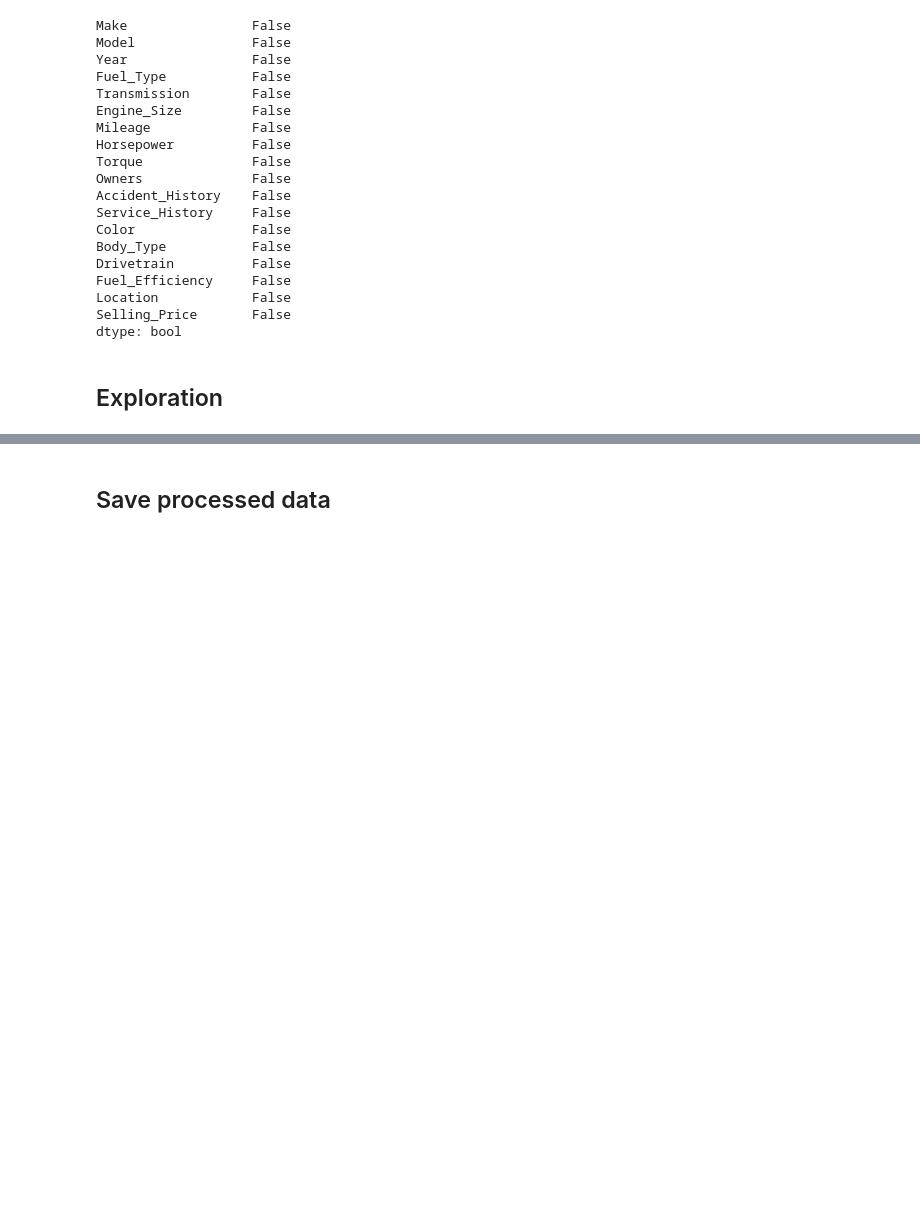
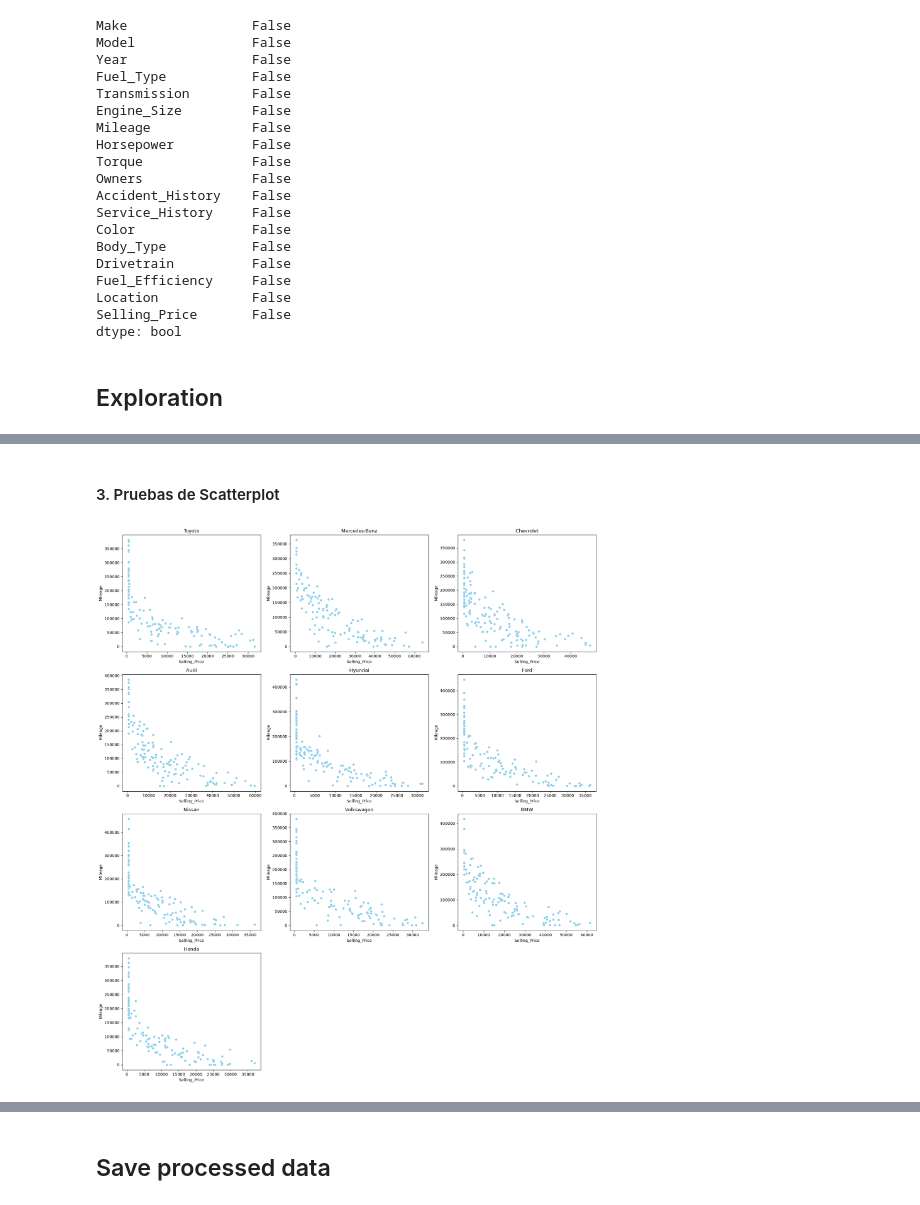
Before and after one commit to Miguel153891/SDOML-project, a Jupyter notebook: notebooks/data_exploration.ipynb, the cells around one changed output, grey strips where cells are left out. Saved outputs shown, nothing was run; the diff lists cells and outputs as text; code cells hidden in the pictures; blank space fills up the shorter version.

```diff
--- a/notebooks/data_exploration.ipynb
+++ b/notebooks/data_exploration.ipynb
@@ -222,0 +258,33 @@ dtype: bool
+# %% [markdown]
+#### 3. Pruebas de Scatterplot
+# %%
+makes = df["Make"].unique()
+n = len(makes)
+
+cols = 3
+rows = math.ceil(n / cols)
+
+fig, axes = plt.subplots(rows, cols, figsize=(18, 5 * rows))
+axes = axes.flatten()
+
+for ax, make in zip(axes, makes):
+    df_make = df[df["Make"] == make]
+
+    sns.scatterplot(
+        data=df_make,
+        x="Selling_Price",
+        y="Mileage",
+        color="skyblue",
+        ax=ax
+    )
+
+    ax.set_title(make)
+
+# Eliminar ejes vacíos
+for ax in axes[len(makes):]:
+    fig.delaxes(ax)
+
+plt.tight_layout()
+plt.show()
+# %% [output]
+[figure, added]
```
Also changed, not shown: parts of 14 cells of this notebook, 1 other file.
